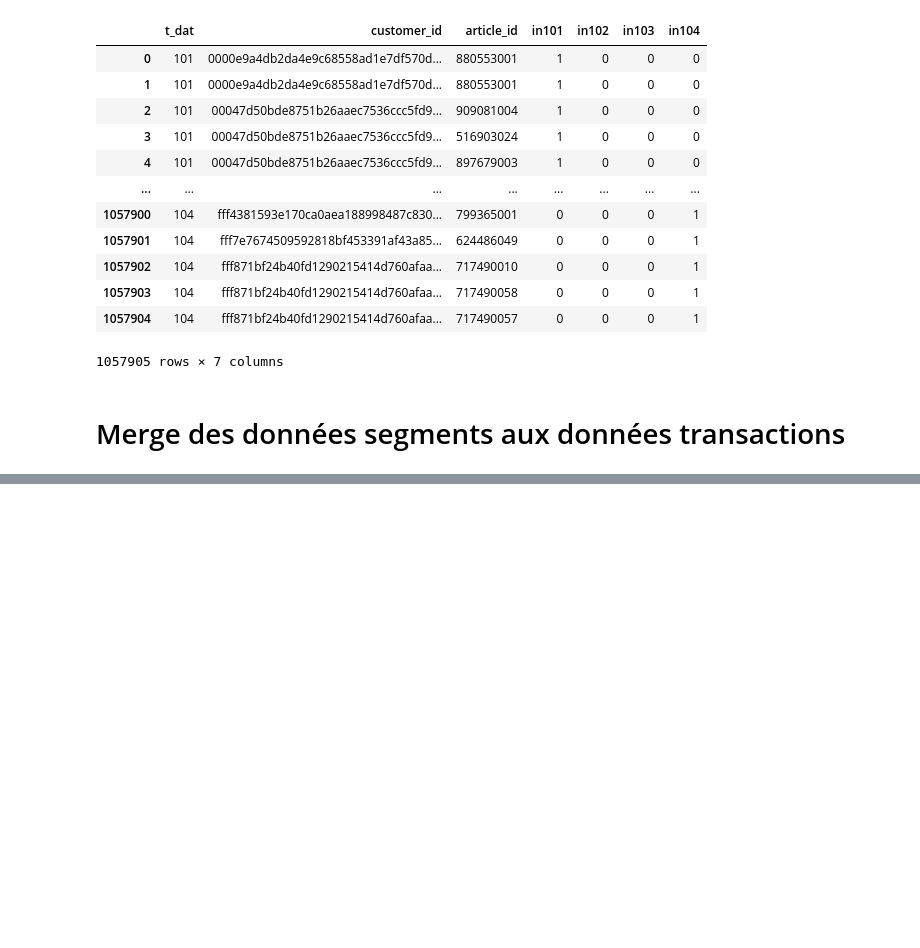
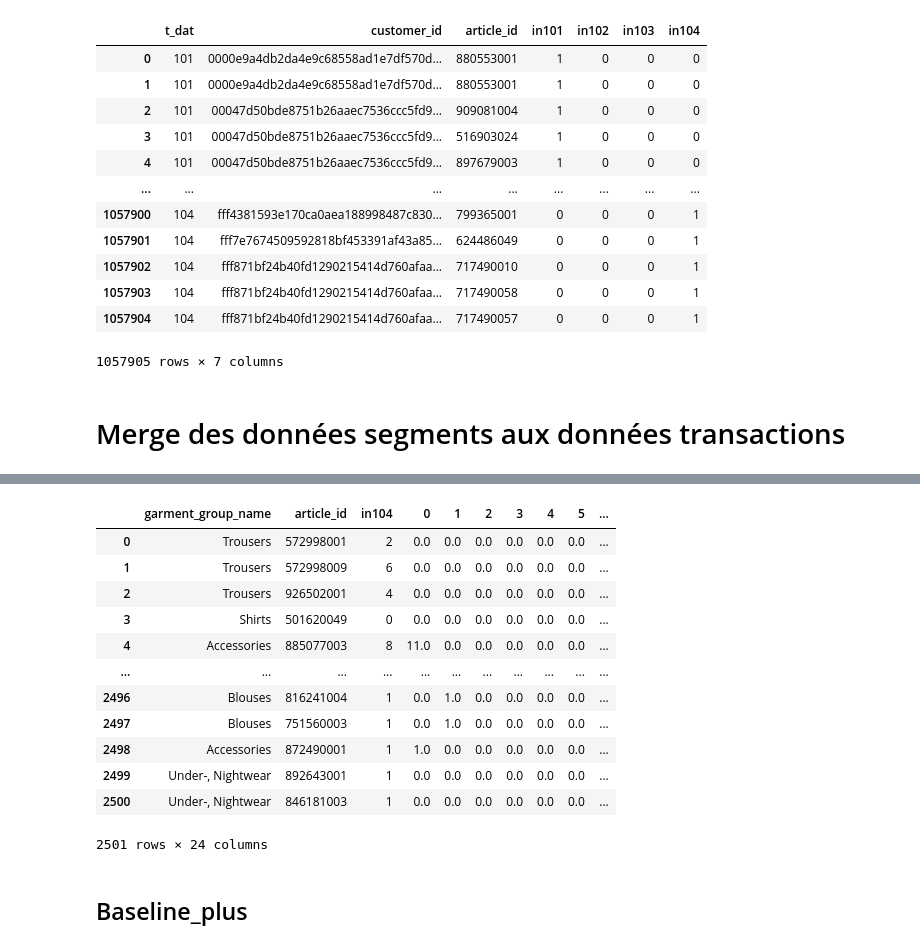
Before and after one commit to NaceurJed/celfernandes, a Jupyter notebook: notebooks/Baseline+_with_matrix_age_x_catprod.ipynb, the cells around one changed output, grey strips where cells are left out. Drawn from its saved outputs; the diff is of its cells as text; code cells hidden in the pictures; blank space fills up the shorter version.

```diff
--- a/notebooks/Baseline+_with_matrix_age_x_catprod.ipynb
+++ b/notebooks/Baseline+_with_matrix_age_x_catprod.ipynb
@@ -276,6 +248,7 @@ def Baseline_0 (segment,transact_history,week): # exemple: week104name ='in104'
 #création de la matrice
 segment=S1
 week_dummy="in104"
+filtre_week=transact_history[week_dummy]==1
 transact_history=article_history
 segment
-achats=segment[['customer_id']].merge(transact_history[['customer_id','article_id',week_dummy]]).merge(articles_categories)
+achats=segment[['customer_id']].merge(transact_history[filtre_week][['customer_id','article_id',week_dummy]])
@@ -372,3 +370,21 @@ test
+# %%
+achats.groupby(['garment_group_name', 'article_id'], sort=False, as_index=False).sum()
+# %% [output]
+|  | garment_group_name | article_id | in104 | 0 | 1 | 2 | 3 | 4 | 5 | ... |
+| 0 | Trousers | 572998001 | 2 | 0.0 | 0.0 | 0.0 | 0.0 | 0.0 | 0.0 | ... |
+| 1 | Trousers | 572998009 | 6 | 0.0 | 0.0 | 0.0 | 0.0 | 0.0 | 0.0 | ... |
+| 2 | Trousers | 926502001 | 4 | 0.0 | 0.0 | 0.0 | 0.0 | 0.0 | 0.0 | ... |
+| 3 | Shirts | 501620049 | 0 | 0.0 | 0.0 | 0.0 | 0.0 | 0.0 | 0.0 | ... |
+| 4 | Accessories | 885077003 | 8 | 11.0 | 0.0 | 0.0 | 0.0 | 0.0 | 0.0 | ... |
+| ... | ... | ... | ... | ... | ... | ... | ... | ... | ... | ... |
+| 2496 | Blouses | 816241004 | 1 | 0.0 | 1.0 | 0.0 | 0.0 | 0.0 | 0.0 | ... |
+| 2497 | Blouses | 751560003 | 1 | 0.0 | 1.0 | 0.0 | 0.0 | 0.0 | 0.0 | ... |
+| 2498 | Accessories | 872490001 | 1 | 1.0 | 0.0 | 0.0 | 0.0 | 0.0 | 0.0 | ... |
+| 2499 | Under-, Nightwear | 892643001 | 1 | 0.0 | 0.0 | 0.0 | 0.0 | 0.0 | 0.0 | ... |
+| 2500 | Under-, Nightwear | 846181003 | 1 | 0.0 | 0.0 | 0.0 | 0.0 | 0.0 | 0.0 | ... |
+2501 rows × 24 columns
+# %% [markdown]
+## Baseline_plus
 # %%
 def Baseline_plus (segment,transact_history,week): # exemple: week104name ='in104' dans l'historique des transactions
 
```
Also changed, not shown: parts of 47 cells of this notebook, 1 other file.
